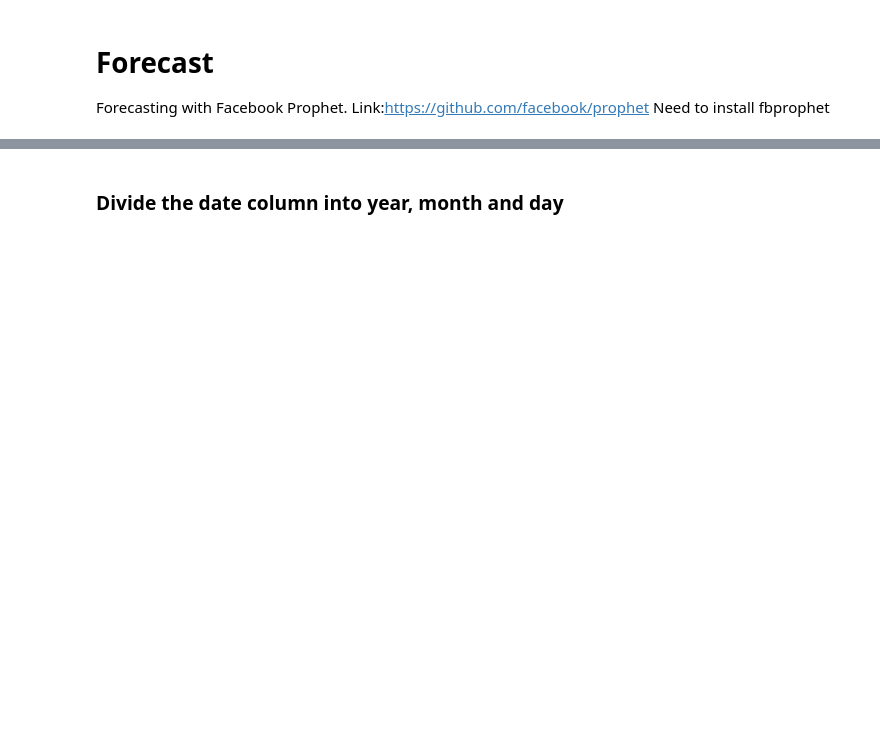
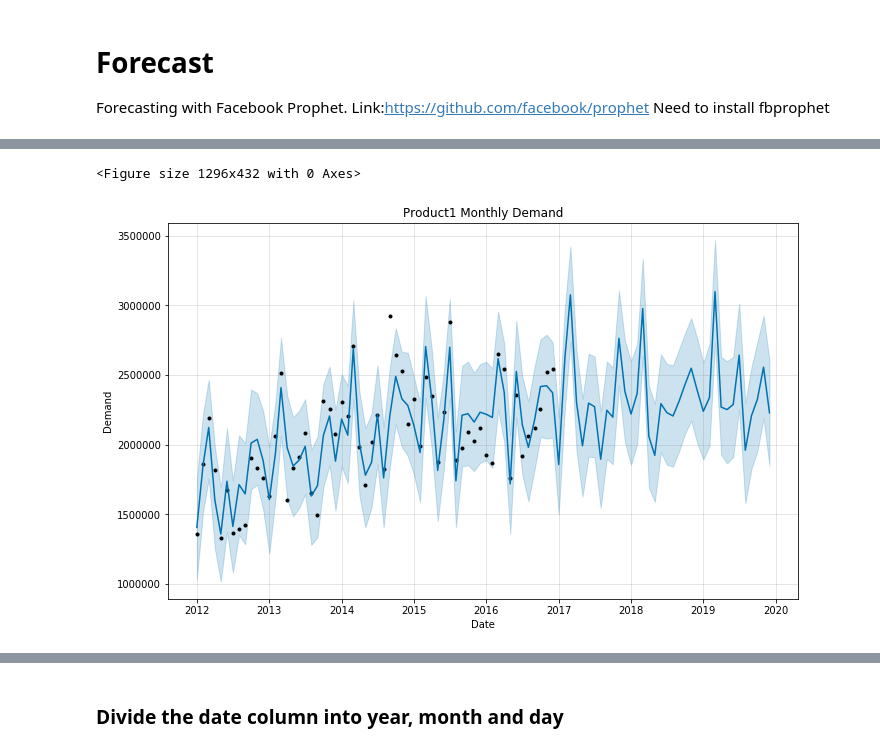
Before and after one commit to RuotingZheng/WorldWideProduct, a Jupyter notebook: notebook/WWP.ipynb, the cells around one changed output, grey strips where cells are left out. Drawn from its saved outputs; the diff is of its cells as text; code cells hidden in the pictures; blank space fills up the shorter version.

```diff
--- a/notebook/WWP.ipynb
+++ b/notebook/WWP.ipynb
@@ -112,0 +269,2 @@ product1_model.fit(product1)
+# %%
+Product_1_month = pd.DataFrame({'ds':Product_1_sample.index, 'y':Product_1_sample.values})
@@ -112,0 +280,5 @@ product1_model.fit(product1)
+# %%
+product1_month_model = Prophet(interval_width=0.95, weekly_seasonality=True)
+product1_month_model.fit(Product_1_month)
+product1_month_future = product1_month_model.make_future_dataframe(periods=36, freq='MS')
+product1_month_forecast = product1_month_model.predict(product1_month_future)
@@ -112,0 +296,7 @@ product1_model.fit(product1)
+# %%
+plt.figure(figsize=(18, 6))
+product1_month_model.plot(product1_month_forecast, xlabel = 'Date', ylabel = 'Demand')
+plt.title('Product1 Monthly Demand');
+# %% [output]
+<Figure size 1296x432 with 0 Axes>
+[figure, added]
```
Also changed, not shown: parts of 44 cells of this notebook.
